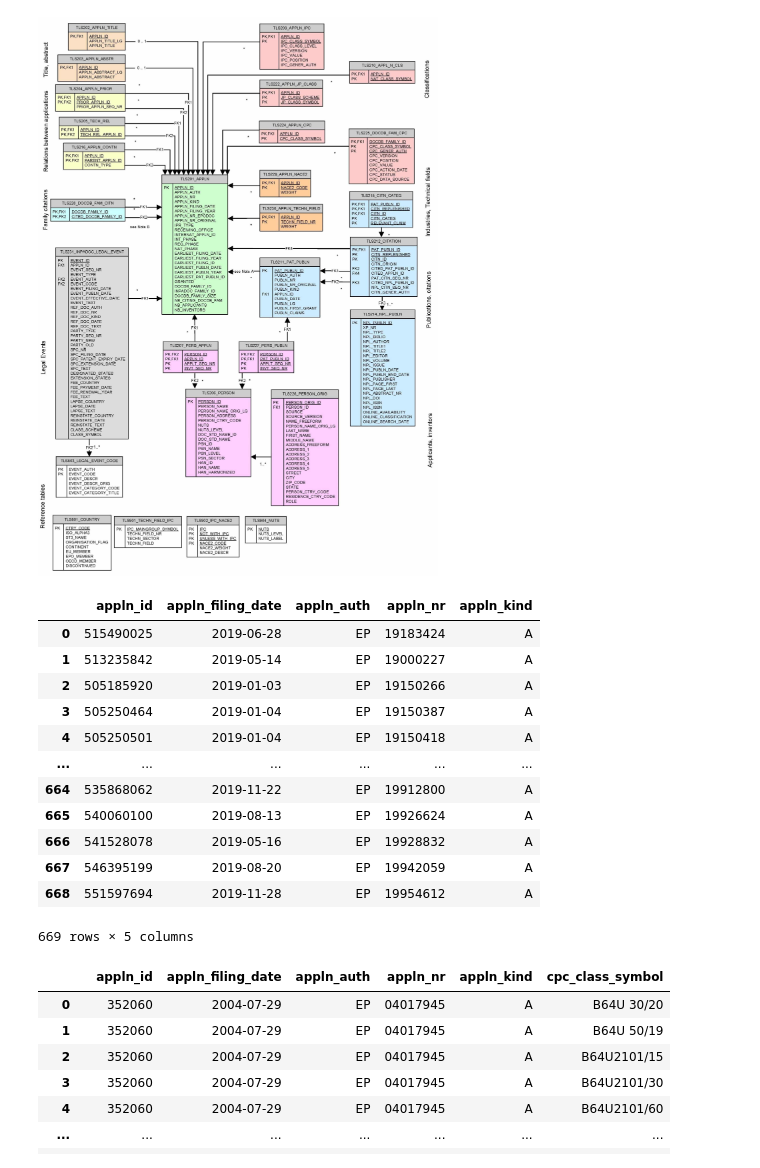
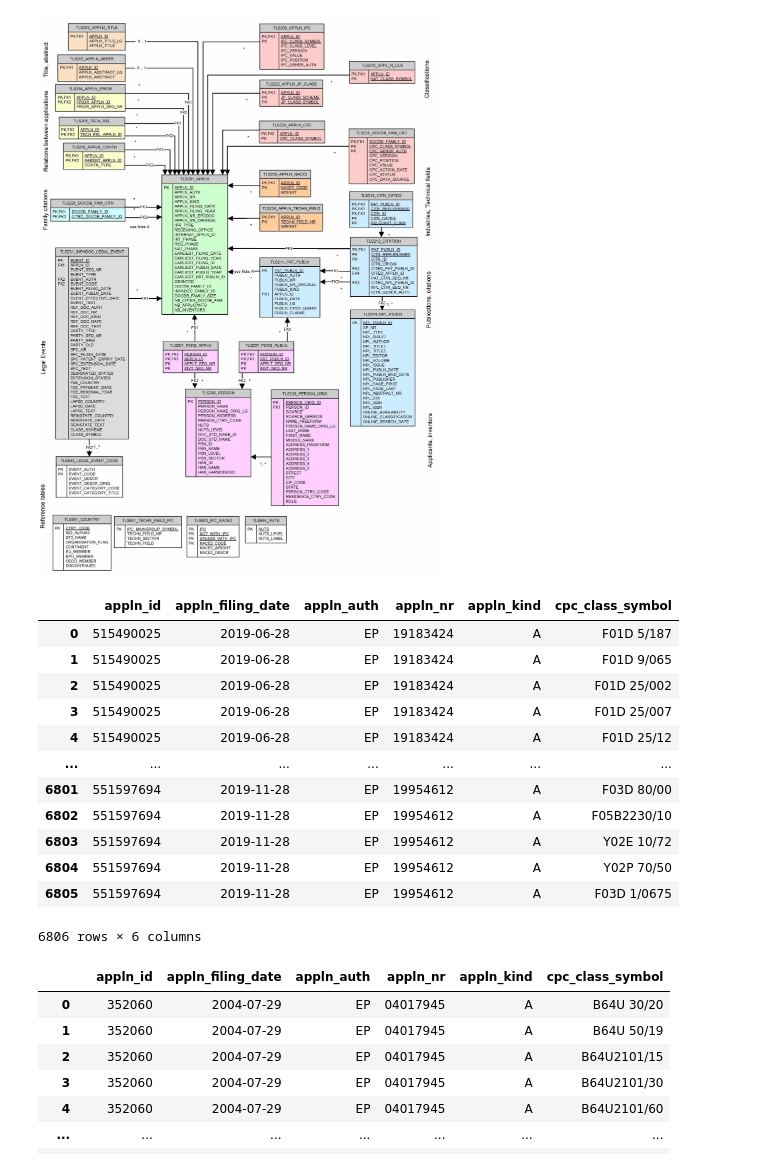
Before and after one commit to s364161/innovation-management-datascience26, a Jupyter notebook: my_notebook/first_try.ipynb, the cells around one changed output. Cells and saved outputs as stored; diff of their text form; code cells hidden in the pictures.

```diff
--- a/my_notebook/first_try.ipynb
+++ b/my_notebook/first_try.ipynb
@@ -14,40 +14,42 @@ patstat.global_schema()
 # %%
 # GETTING EVERY GRANTED APPLICATION FILED AT EPO IN 2019
 
 FILING_YEAR = 2019
 
 q_granted_ep = (
     db.query(
         models.TLS201_APPLN.appln_id,
         models.TLS201_APPLN.appln_filing_date,
         models.TLS201_APPLN.appln_auth,
         models.TLS201_APPLN.appln_nr,
         models.TLS201_APPLN.appln_kind,
         models.TLS224_APPLN_CPC.cpc_class_symbol,
-    ).join(
-        models.TLS201_APPLN.appln_id == models.TLS224_APPLN_CPC.appln_id
+    )
+    # .select_from(models.TLS201_APPLN)
+    .join(
+        models.TLS224_APPLN_CPC, models.TLS201_APPLN.appln_id == models.TLS224_APPLN_CPC.appln_id
     ).filter(
         models.TLS201_APPLN.appln_filing_year == FILING_YEAR,
         models.TLS201_APPLN.appln_auth == 'EP',
         models.TLS201_APPLN.granted == 'Y'
     )
 )
 
 patstat.df(q_granted_ep)
 # %% [output]
-|  | appln_id | appln_filing_date | appln_auth | appln_nr | appln_kind |
-| 0 | 515490025 | 2019-06-28 | EP | 19183424 | A |
-| 1 | 513235842 | 2019-05-14 | EP | 19000227 | A |
-| 2 | 505185920 | 2019-01-03 | EP | 19150266 | A |
-| 3 | 505250464 | 2019-01-04 | EP | 19150387 | A |
-| 4 | 505250501 | 2019-01-04 | EP | 19150418 | A |
-| ... | ... | ... | ... | ... | ... |
-| 664 | 535868062 | 2019-11-22 | EP | 19912800 | A |
-| 665 | 540060100 | 2019-08-13 | EP | 19926624 | A |
-| 666 | 541528078 | 2019-05-16 | EP | 19928832 | A |
-| 667 | 546395199 | 2019-08-20 | EP | 19942059 | A |
-| 668 | 551597694 | 2019-11-28 | EP | 19954612 | A |
+|  | appln_id | appln_filing_date | appln_auth | appln_nr | appln_kind | cpc_class_symbol |
+| 0 | 515490025 | 2019-06-28 | EP | 19183424 | A | F01D 5/187 |
+| 1 | 515490025 | 2019-06-28 | EP | 19183424 | A | F01D 9/065 |
+| 2 | 515490025 | 2019-06-28 | EP | 19183424 | A | F01D 25/002 |
+| 3 | 515490025 | 2019-06-28 | EP | 19183424 | A | F01D 25/007 |
+| 4 | 515490025 | 2019-06-28 | EP | 19183424 | A | F01D 25/12 |
+| ... | ... | ... | ... | ... | ... | ... |
+| 6801 | 551597694 | 2019-11-28 | EP | 19954612 | A | F03D 80/00 |
+| 6802 | 551597694 | 2019-11-28 | EP | 19954612 | A | F05B2230/10 |
+| 6803 | 551597694 | 2019-11-28 | EP | 19954612 | A | Y02E 10/72 |
+| 6804 | 551597694 | 2019-11-28 | EP | 19954612 | A | Y02P 70/50 |
+| 6805 | 551597694 | 2019-11-28 | EP | 19954612 | A | F03D 1/0675 |
-669 rows × 5 columns
+6806 rows × 6 columns
 # %%
 # GETTING EVERY APPLICATION FILED AT EPO BETWEEN 2015-1018 ABOUT UAS/UAV
 
```
Also changed, not shown: parts of 3 cells of this notebook.
